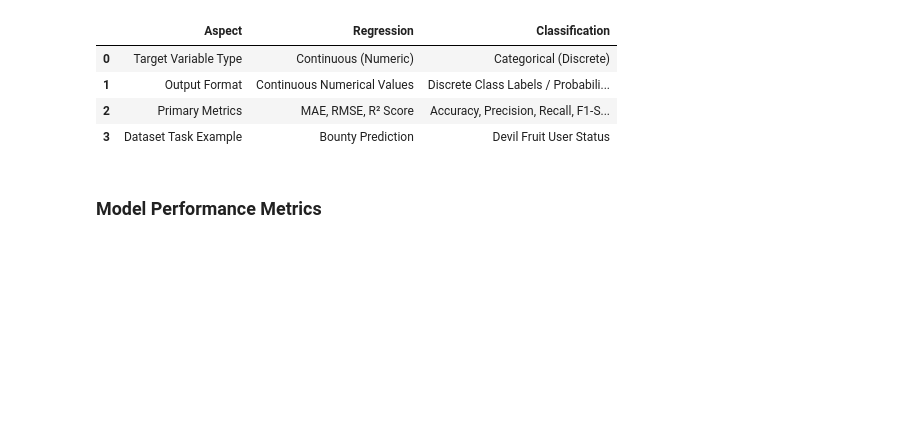
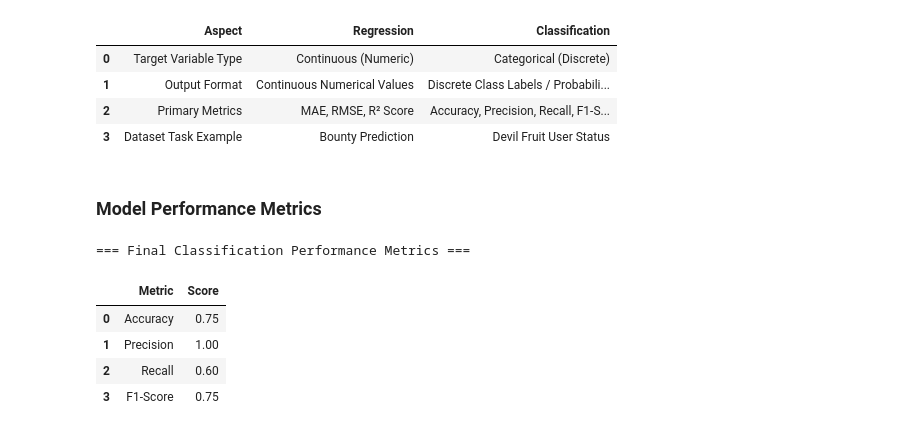
Before and after one commit to Witsanu6767/LAB, a Jupyter notebook: My_โปรจุค/ML_CPE/LAB3-ml/Lab3.3_code.ipynb, the cells around one changed output. Cells and saved outputs as stored; diff of their text form; code cells hidden in the pictures; blank space fills up the shorter version.

```diff
--- a/My_โปรจุค/ML_CPE/LAB3-ml/Lab3.3_code.ipynb
+++ b/My_โปรจุค/ML_CPE/LAB3-ml/Lab3.3_code.ipynb
@@ -147,3 +147,24 @@ display(task_comparison)
 | 3 | Dataset Task Example | Bounty Prediction | Devil Fruit User Status |
 # %% [markdown]
 ### Model Performance Metrics
+# %%
+# Final Classification Performance Metrics
+clf_metrics = pd.DataFrame({
+    'Metric': ['Accuracy', 'Precision', 'Recall', 'F1-Score'],
+    'Score': [
+        accuracy_score(y_test_c, y_pred_c),
+        precision_score(y_test_c, y_pred_c, zero_division=0),
+        recall_score(y_test_c, y_pred_c, zero_division=0),
+        f1_score(y_test_c, y_pred_c, zero_division=0)
+    ]
+})
+
+print("=== Final Classification Performance Metrics ===")
+display(clf_metrics.round(4))
+# %% [output]
+=== Final Classification Performance Metrics ===
+|  | Metric | Score |
+| 0 | Accuracy | 0.75 |
+| 1 | Precision | 1.00 |
+| 2 | Recall | 0.60 |
+| 3 | F1-Score | 0.75 |
```
